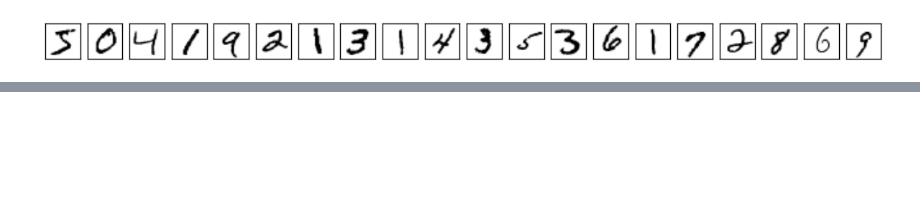
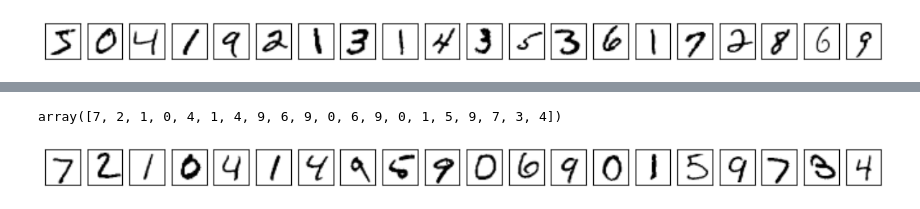
Before and after one commit to kaoyubo/NNML, a Jupyter notebook: 3_mnist_dataset.ipynb, the cells around one changed output, grey strips where cells are left out. Saved outputs shown, nothing was run; the diff lists cells and outputs as text; code cells hidden in the pictures; blank space fills up the shorter version.

```diff
--- a/3_mnist_dataset.ipynb
+++ b/3_mnist_dataset.ipynb
@@ -72,0 +83,26 @@ y_train = pd.get_dummies(y_train).values
+# %%
+def forward_propagation(X, W):
+    """
+    Args
+        X (array): m X n matrix
+                   m is number of observations, n is dimension of input
+        W (array): n X p matrix
+                   n in is dimension of input, p is dimension of output
+    Returns
+        Output of activation of layer
+    """
+    return sigmoid(np.dot(X, W))
+
+
+def back_propagation(diff, A, X):
+    """
+    Args
+        diff: difference between layer_output and target
+        A: layer output
+        X: layer input
+    Returns
+        gradient of weights
+    """
+    delta = diff * A * (1.0 - A)
+    gradient = np.dot(X.T, delta)
+    return gradient
@@ -120,0 +164,18 @@ prediction accuracy: 15.12%
+# %%
+predict[:20]
+# %% [output]
+array([7, 2, 1, 0, 4, 1, 4, 9, 6, 9, 0, 6, 9, 0, 1, 5, 9, 7, 3, 4])
+# %%
+plt.figure(figsize=(15,1))
+
+for i in range(20):
+    plt.subplot(1, 20, i+1)
+    pixels = X_test[i]
+    plt.imshow(pixels, cmap='Greys') # plot in grayscale
+    # no ticks
+    plt.xticks(())
+    plt.yticks(())
+
+plt.show()
+# %% [output]
+[figure, added]
```
Also changed, not shown: parts of 15 cells of this notebook.
